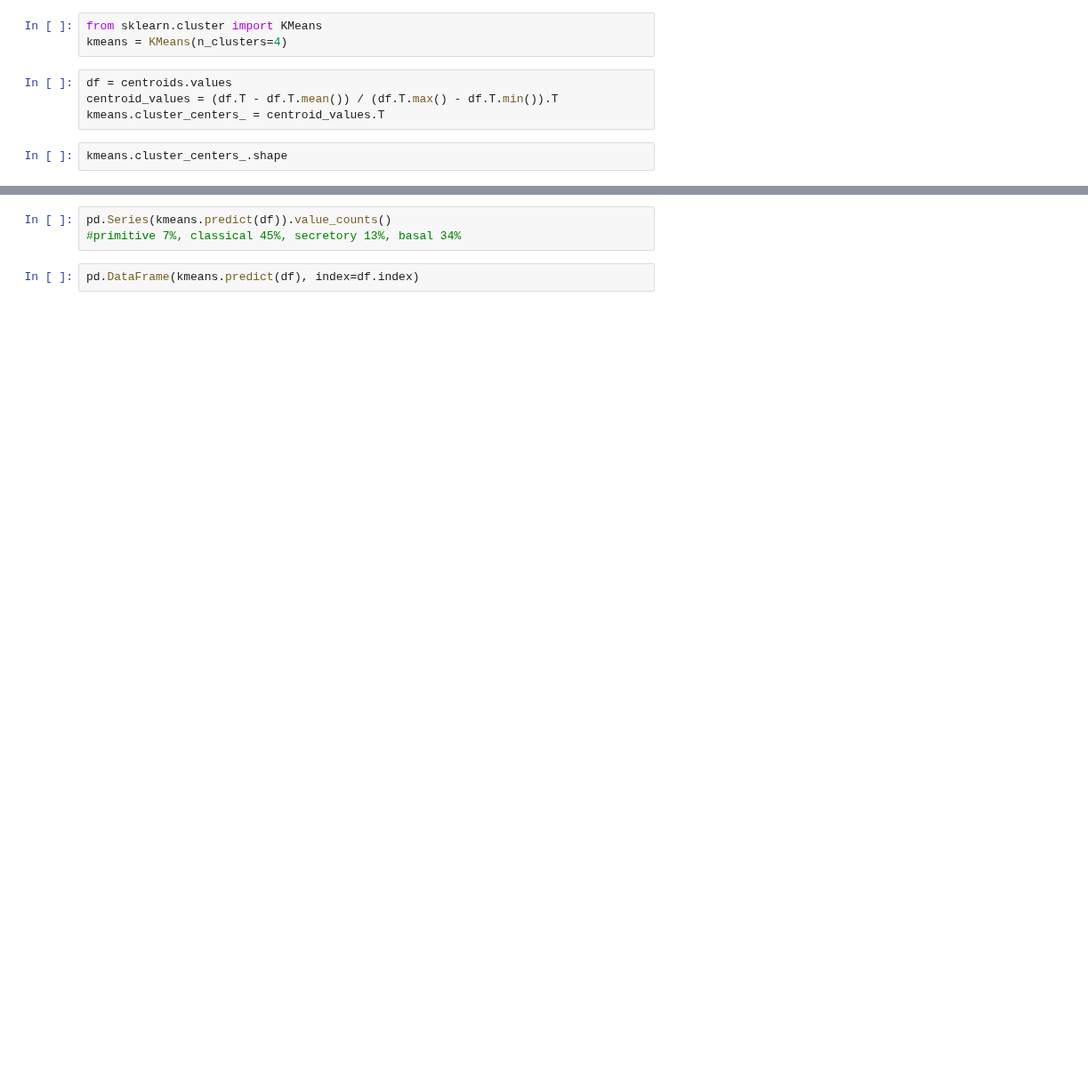
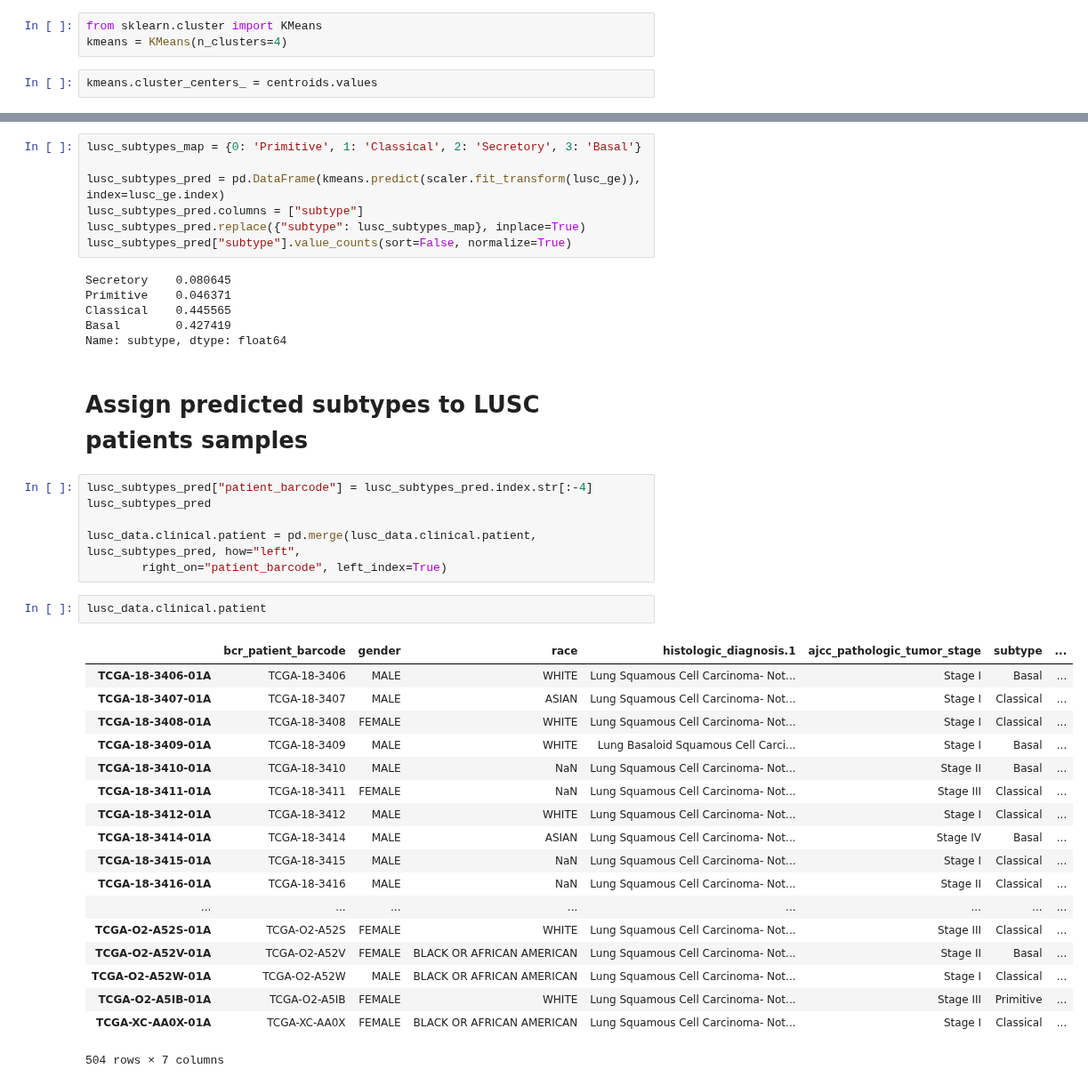
Before and after one commit to JonnyTran/microRNA-Lung-Cancer-Associations, a Jupyter notebook: notebooks/LUSC to clusters.ipynb, the cells around one changed output, grey strips where cells are left out. Shown at 89% size. Drawn from its saved outputs; the diff is of its cells as text; blank space fills up the shorter version.

```diff
--- a/notebooks/LUSC to clusters.ipynb
+++ b/notebooks/LUSC to clusters.ipynb
@@ -57,9 +64,5 @@ df = df[df.index.str.contains("-01A")]
 # %%
 from sklearn.cluster import KMeans
 kmeans = KMeans(n_clusters=4)
-# %%
-df = centroids.values
-centroid_values = (df.T - df.T.mean()) / (df.T.max() - df.T.min()).T
-kmeans.cluster_centers_ = centroid_values.T
 # %%
-kmeans.cluster_centers_.shape
+kmeans.cluster_centers_ = centroids.values
@@ -70,5 +69,42 @@ len(kmeans.predict(df))
-# %%
-pd.Series(kmeans.predict(df)).value_counts()
-#primitive 7%, classical 45%, secretory 13%, basal 34%
-# %%
-pd.DataFrame(kmeans.predict(df), index=df.index)
+# %%
+lusc_subtypes_map = {0: 'Primitive', 1: 'Classical', 2: 'Secretory', 3: 'Basal'}
+
+lusc_subtypes_pred = pd.DataFrame(kmeans.predict(scaler.fit_transform(lusc_ge)), index=lusc_ge.index)
+lusc_subtypes_pred.columns = ["subtype"]
+lusc_subtypes_pred.replace({"subtype": lusc_subtypes_map}, inplace=True)
+lusc_subtypes_pred["subtype"].value_counts(sort=False, normalize=True)
+# %% [output]
+Secretory    0.080645
+Primitive    0.046371
+Classical    0.445565
+Basal        0.427419
+Name: subtype, dtype: float64
+# %% [markdown]
+# Assign predicted subtypes to LUSC patients samples
+# %%
+lusc_subtypes_pred["patient_barcode"] = lusc_subtypes_pred.index.str[:-4]
+lusc_subtypes_pred
+
+lusc_data.clinical.patient = pd.merge(lusc_data.clinical.patient, lusc_subtypes_pred, how="left",
+        right_on="patient_barcode", left_index=True)
+# %%
+lusc_data.clinical.patient
+# %% [output]
+|  | bcr_patient_barcode | gender | race | histologic_diagnosis.1 | ajcc_pathologic_tumor_stage | subtype | ... |
+| TCGA-18-3406-01A | TCGA-18-3406 | MALE | WHITE | Lung Squamous Cell Carcinoma- Not... | Stage I | Basal | ... |
+| TCGA-18-3407-01A | TCGA-18-3407 | MALE | ASIAN | Lung Squamous Cell Carcinoma- Not... | Stage I | Classical | ... |
+| TCGA-18-3408-01A | TCGA-18-3408 | FEMALE | WHITE | Lung Squamous Cell Carcinoma- Not... | Stage I | Classical | ... |
+| TCGA-18-3409-01A | TCGA-18-3409 | MALE | WHITE | Lung Basaloid Squamous Cell Carci... | Stage I | Basal | ... |
+| TCGA-18-3410-01A | TCGA-18-3410 | MALE | NaN | Lung Squamous Cell Carcinoma- Not... | Stage II | Basal | ... |
+| TCGA-18-3411-01A | TCGA-18-3411 | FEMALE | NaN | Lung Squamous Cell Carcinoma- Not... | Stage III | Classical | ... |
+| TCGA-18-3412-01A | TCGA-18-3412 | MALE | WHITE | Lung Squamous Cell Carcinoma- Not... | Stage I | Classical | ... |
+| TCGA-18-3414-01A | TCGA-18-3414 | MALE | ASIAN | Lung Squamous Cell Carcinoma- Not... | Stage IV | Basal | ... |
+| TCGA-18-3415-01A | TCGA-18-3415 | MALE | NaN | Lung Squamous Cell Carcinoma- Not... | Stage I | Classical | ... |
+| TCGA-18-3416-01A | TCGA-18-3416 | MALE | NaN | Lung Squamous Cell Carcinoma- Not... | Stage II | Classical | ... |
+| ... | ... | ... | ... | ... | ... | ... | ... |
+| TCGA-O2-A52S-01A | TCGA-O2-A52S | FEMALE | WHITE | Lung Squamous Cell Carcinoma- Not... | Stage III | Classical | ... |
+| TCGA-O2-A52V-01A | TCGA-O2-A52V | FEMALE | BLACK OR AFRICAN AMERICAN | Lung Squamous Cell Carcinoma- Not... | Stage II | Basal | ... |
+| TCGA-O2-A52W-01A | TCGA-O2-A52W | MALE | BLACK OR AFRICAN AMERICAN | Lung Squamous Cell Carcinoma- Not... | Stage I | Classical | ... |
+| TCGA-O2-A5IB-01A | TCGA-O2-A5IB | FEMALE | WHITE | Lung Squamous Cell Carcinoma- Not... | Stage III | Primitive | ... |
+| TCGA-XC-AA0X-01A | TCGA-XC-AA0X | FEMALE | BLACK OR AFRICAN AMERICAN | Lung Squamous Cell Carcinoma- Not... | Stage I | Classical | ... |
+504 rows × 7 columns
```
Also changed, not shown: parts of 15 cells of this notebook, 2 other files.
